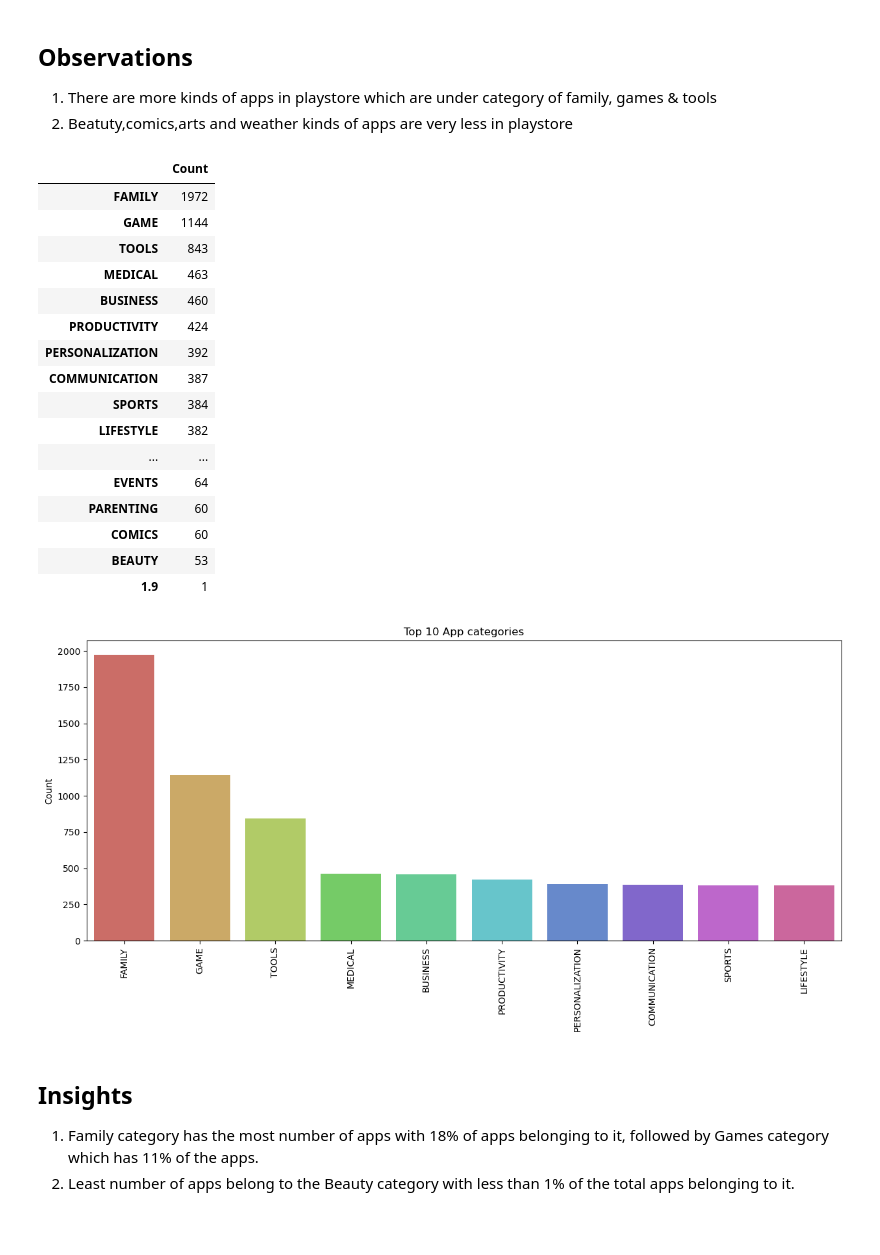
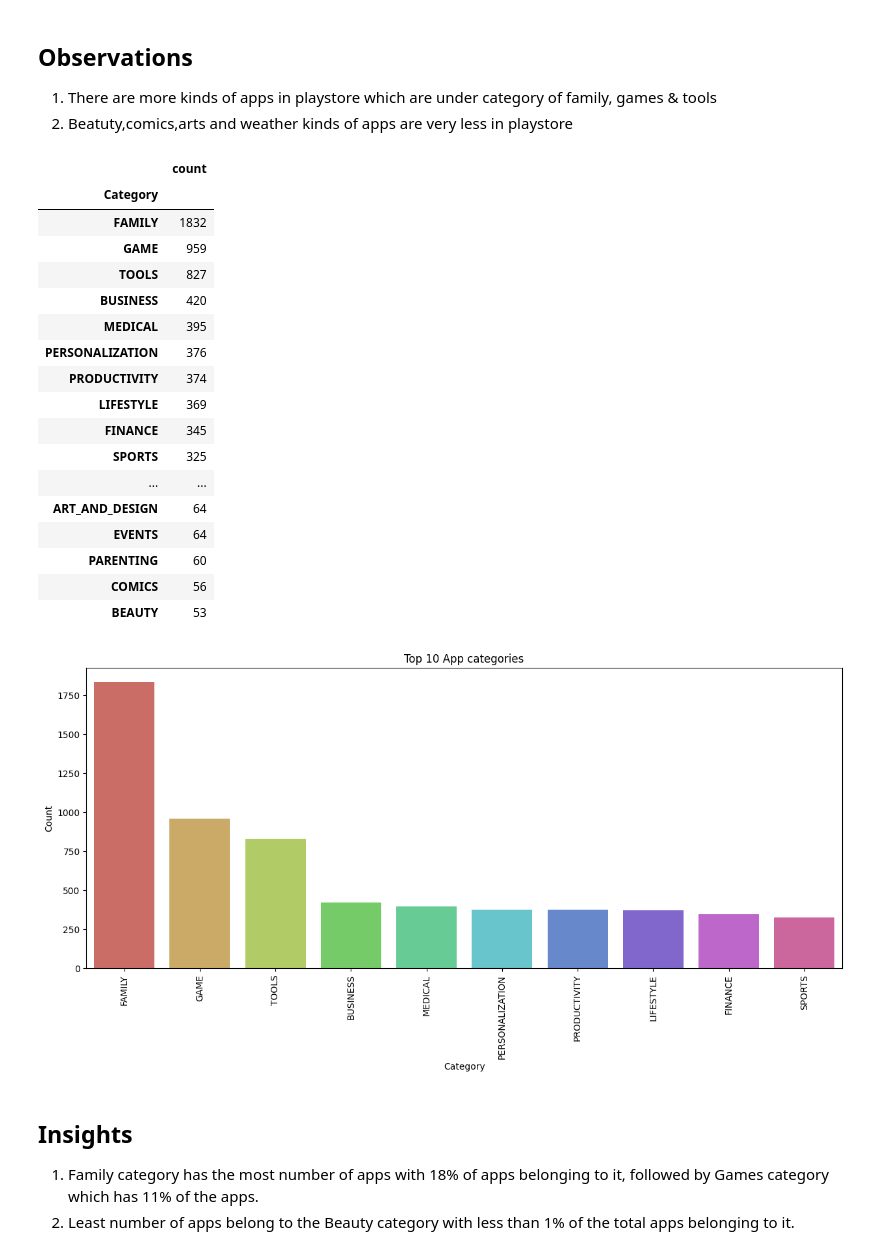
Before and after one commit to Vk2610/DS-ML-Course, a Jupyter notebook: 21. Exploratory Data Analysis/EDA-3/3.EDA And FE Google Playstore.ipynb, the cells around one changed output. Drawn from its saved outputs; the diff is of its cells as text; code cells hidden in the pictures; blank space fills up the shorter version.

```diff
--- a/21. Exploratory Data Analysis/EDA-3/3.EDA And FE Google Playstore.ipynb
+++ b/21. Exploratory Data Analysis/EDA-3/3.EDA And FE Google Playstore.ipynb
@@ -105,6 +105,9 @@ df['Reviews'].unique()
 # %% [output]
 array(['159', '967', '87510', ..., '603', '1195', '398307'],
       shape=(6002,), dtype=object)
+# %%
+# drop the row with index 10472 as it has invalid value in Reviews column
+df.drop(index=10472, inplace=True)
 # %%
 df['Reviews'].astype(int)
 # %% [output]
@@ -445,32 +458,35 @@ category.rename(columns = {'Category':'Count'},inplace=True)
 # %%
 category
 # %% [output]
-|  | Count |
-| FAMILY | 1972 |
-| GAME | 1144 |
-| TOOLS | 843 |
-| MEDICAL | 463 |
-| BUSINESS | 460 |
-| PRODUCTIVITY | 424 |
-| PERSONALIZATION | 392 |
-| COMMUNICATION | 387 |
-| SPORTS | 384 |
-| LIFESTYLE | 382 |
+|  | count |
+| Category |  |
+| FAMILY | 1832 |
+| GAME | 959 |
+| TOOLS | 827 |
+| BUSINESS | 420 |
+| MEDICAL | 395 |
+| PERSONALIZATION | 376 |
+| PRODUCTIVITY | 374 |
+| LIFESTYLE | 369 |
+| FINANCE | 345 |
+| SPORTS | 325 |
 | ... | ... |
+| ART_AND_DESIGN | 64 |
 | EVENTS | 64 |
 | PARENTING | 60 |
-| COMICS | 60 |
+| COMICS | 56 |
 | BEAUTY | 53 |
-| 1.9 | 1 |
 # %%
-## top 10 app
+# Top 10 app categories (fully fixed)
+category_top10 = category[:10].reset_index()
+category_top10.columns = ['Category', 'Count']
 plt.figure(figsize=(15,6))
-sns.barplot(x=category.index[:10], y ='Count',data = category[:10],palette='hls')
+sns.barplot(x='Category', y='Count', data=category_top10, palette='hls')
 plt.title('Top 10 App categories')
 plt.xticks(rotation=90)
 plt.show()
 # %% [output]
-[figure, old version]
+[figure, new version]
 # %% [markdown]
 ## Insights
 1. Family category has the most number of apps with 18% of apps belonging to it, followed by Games category which has 11% of the apps.
```
Also changed, not shown: parts of 17 cells of this notebook, 1 other file.
